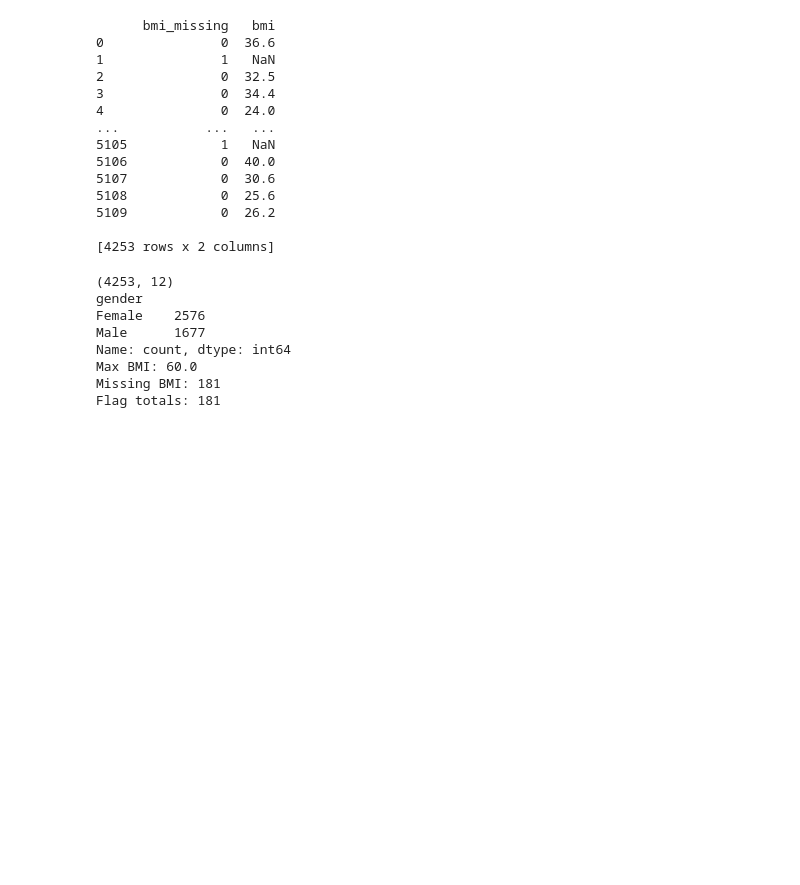
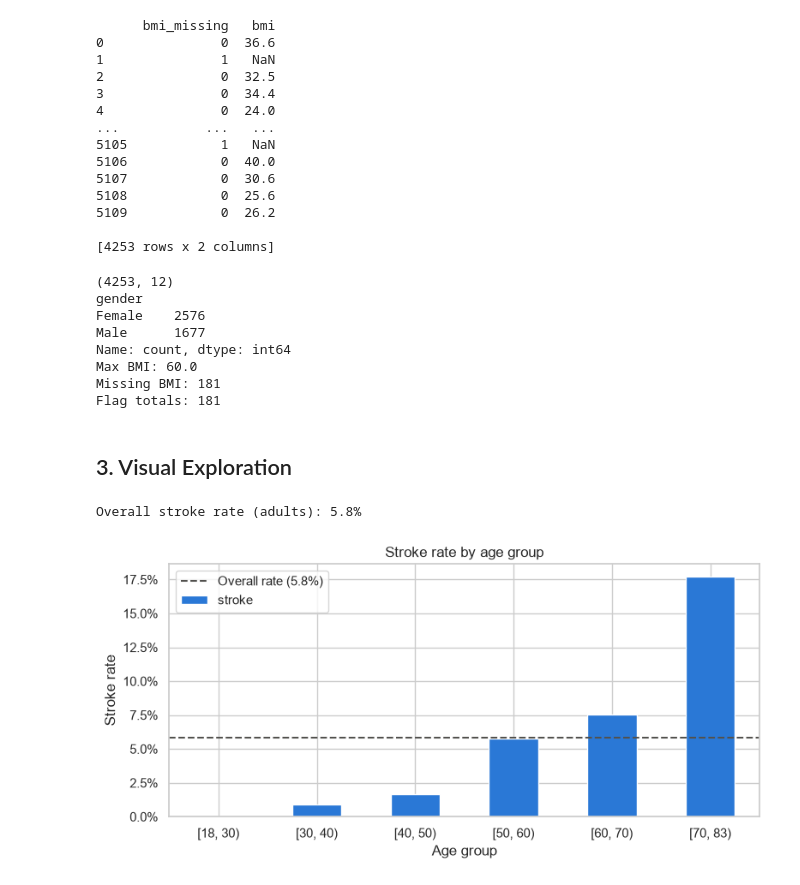
Before and after one commit to BradleyLund/StrokePrediction, a Jupyter notebook: stroke_analysis.ipynb, the cells around one changed output. Drawn from its saved outputs; the diff is of its cells as text; code cells hidden in the pictures; blank space fills up the shorter version.

```diff
--- a/stroke_analysis.ipynb
+++ b/stroke_analysis.ipynb
@@ -291,3 +298,33 @@ Name: count, dtype: int64
 Max BMI: 60.0
 Missing BMI: 181
 Flag totals: 181
+# %% [markdown]
+## 3. Visual Exploration
+# %%
+from matplotlib.ticker import PercentFormatter
+
+sns.set_theme(style="whitegrid")
+BAR_COLOUR = "#2a78d6"
+LINE_COLOUR = "#52514E"
+overall_rate = df_clean["stroke"].mean()
+print(f"Overall stroke rate (adults): {overall_rate:.1%}")
+# %% [output]
+Overall stroke rate (adults): 5.8%
+# %%
+age_group = pd.cut(df_clean["age"], bins=[18,30,40,50,60,70,83], right=False)
+age_rates = df_clean.groupby(age_group,observed=True)["stroke"].mean()
+
+fig, ax = plt.subplots(figsize=(8,4))
+age_rates.plot(kind="bar",ax=ax,color=BAR_COLOUR)
+ax.axhline(overall_rate,color=LINE_COLOUR, linestyle="--",label=f"Overall rate ({overall_rate:.1%})")
+ax.set_title("Stroke rate by age group")
+ax.set_xlabel("Age group")
+ax.set_ylabel("Stroke rate")
+ax.yaxis.set_major_formatter(PercentFormatter(1.0))
+ax.tick_params(axis="x", rotation=0)
+ax.legend()
+plt.tight_layout()
+fig.savefig("figures/stroke_by_age.png", dpi=150)
+plt.show()
+# %% [output]
+[figure, added]
```
Also changed, not shown: parts of 10 cells of this notebook, 15 other files.
